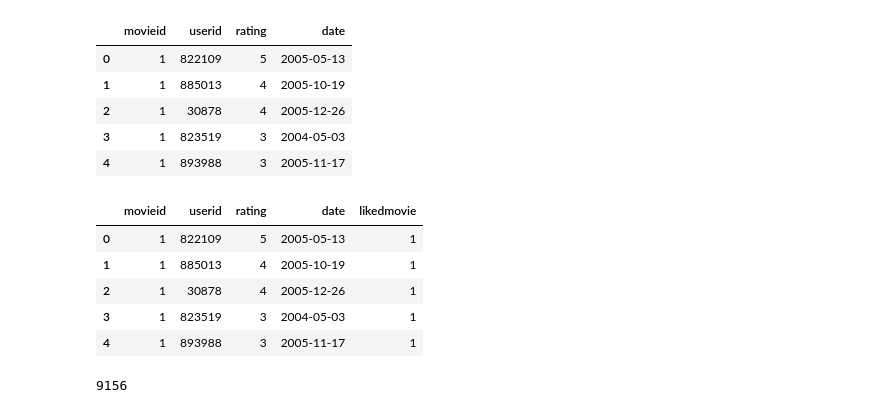
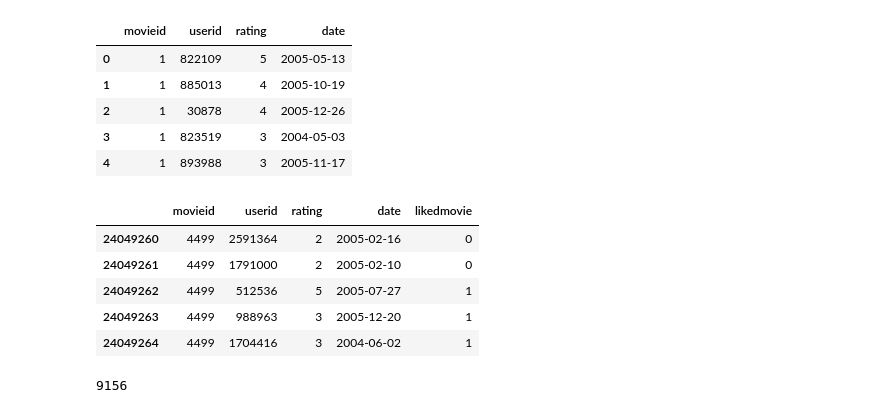
Before and after one commit to ProQwest/ContentRecommendationSystem, a Jupyter notebook: MovieRec.ipynb, the cells around one changed output. Cells and saved outputs as stored; diff of their text form; code cells hidden in the pictures.

```diff
--- a/MovieRec.ipynb
+++ b/MovieRec.ipynb
@@ -96,21 +96,22 @@ for userid in userRating_dict:
 # %%
 #list to add to the dataframe
 like_list = []
 
 #Iterate the dataframe and find if the movie is liked by the user or not
+#A movie is considered liked if the rating given by the user is greater than or equal to his/her average rating.
 for row in df_u.itertuples():
     like_list.extend('1' if row.rating >= userMoviesAvgRating_dict[row.userid] else '0')
 
 #Add a new likedmovie to the dataframe
 df_u = df_u.assign(likedmovie = like_list)
-df_u.head()
+df_u.tail()
 # %% [output]
 |  | movieid | userid | rating | date | likedmovie |
-| 0 | 1 | 822109 | 5 | 2005-05-13 | 1 |
-| 1 | 1 | 885013 | 4 | 2005-10-19 | 1 |
-| 2 | 1 | 30878 | 4 | 2005-12-26 | 1 |
-| 3 | 1 | 823519 | 3 | 2004-05-03 | 1 |
-| 4 | 1 | 893988 | 3 | 2005-11-17 | 1 |
+| 24049260 | 4499 | 2591364 | 2 | 2005-02-16 | 0 |
+| 24049261 | 4499 | 1791000 | 2 | 2005-02-10 | 0 |
+| 24049262 | 4499 | 512536 | 5 | 2005-07-27 | 1 |
+| 24049263 | 4499 | 988963 | 3 | 2005-12-20 | 1 |
+| 24049264 | 4499 | 1704416 | 3 | 2004-06-02 | 1 |
 # %%
 #Number of IMDB Dataframe records
 len(df)
```
Also changed, not shown: parts of 8 cells of this notebook.
